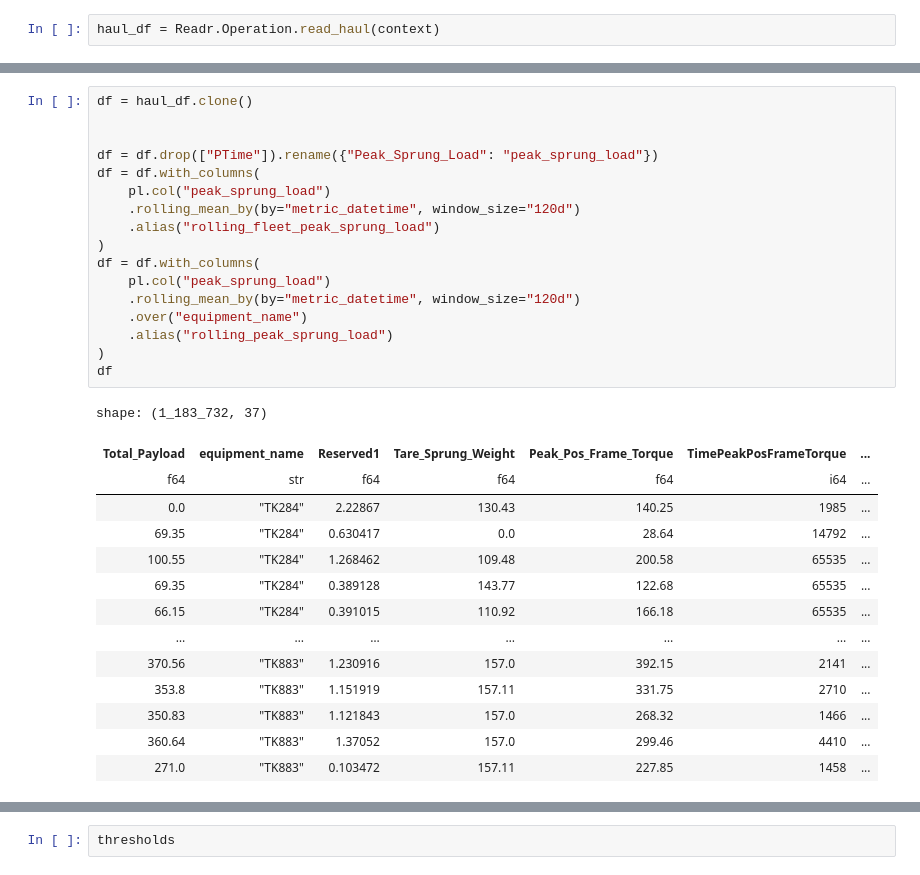
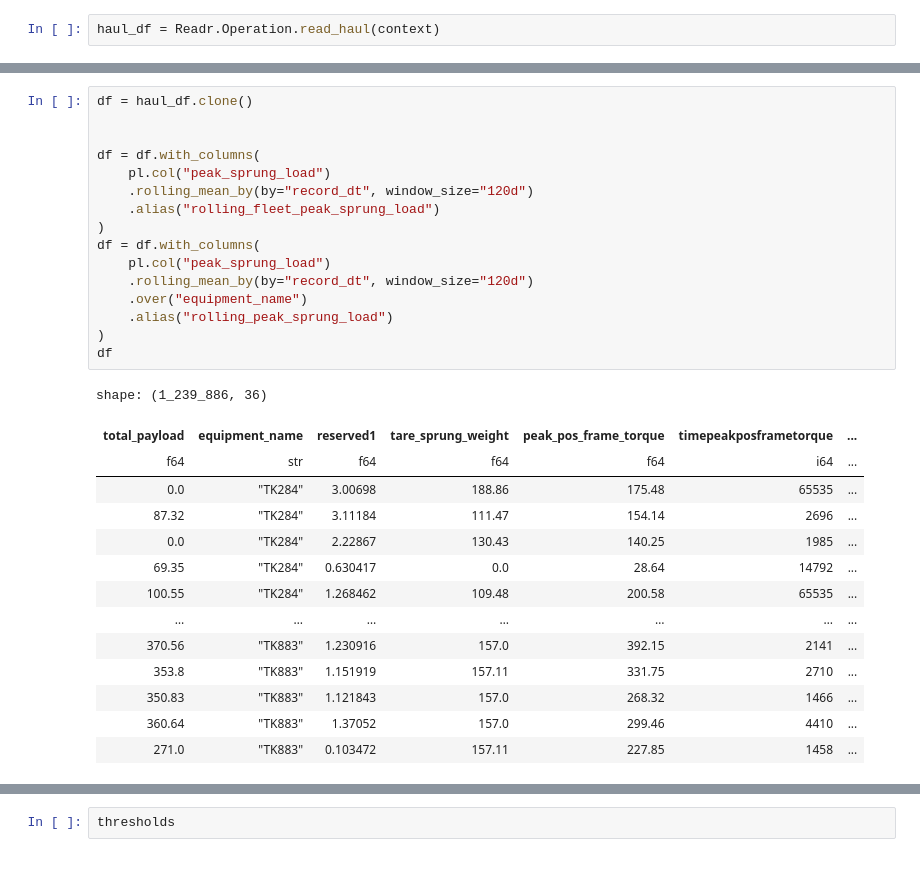
Before and after one commit to cecilvega/kbook, a Jupyter notebook: operation/plm.ipynb, the cells around one changed output, grey strips where cells are left out. Drawn from its saved outputs; the diff is of its cells as text.

```diff
--- a/operation/plm.ipynb
+++ b/operation/plm.ipynb
@@ -50,29 +44,28 @@ create_equipment_completeness_plot(haul_df.to_pandas())
 # %%
 df = haul_df.clone()
 
 
-df = df.drop(["PTime"]).rename({"Peak_Sprung_Load": "peak_sprung_load"})
 df = df.with_columns(
     pl.col("peak_sprung_load")
-    .rolling_mean_by(by="metric_datetime", window_size="120d")
+    .rolling_mean_by(by="record_dt", window_size="120d")
     .alias("rolling_fleet_peak_sprung_load")
 )
 df = df.with_columns(
     pl.col("peak_sprung_load")
-    .rolling_mean_by(by="metric_datetime", window_size="120d")
+    .rolling_mean_by(by="record_dt", window_size="120d")
     .over("equipment_name")
     .alias("rolling_peak_sprung_load")
 )
 df
 # %% [output]
-shape: (1_183_732, 37)
+shape: (1_239_886, 36)
-| Total_Payload | equipment_name | Reserved1 | Tare_Sprung_Weight | Peak_Pos_Frame_Torque | TimePeakPosFrameTorque | ... |
+| total_payload | equipment_name | reserved1 | tare_sprung_weight | peak_pos_frame_torque | timepeakposframetorque | ... |
 | f64 | str | f64 | f64 | f64 | i64 | ... |
+| 0.0 | "TK284" | 3.00698 | 188.86 | 175.48 | 65535 | ... |
+| 87.32 | "TK284" | 3.11184 | 111.47 | 154.14 | 2696 | ... |
 | 0.0 | "TK284" | 2.22867 | 130.43 | 140.25 | 1985 | ... |
 | 69.35 | "TK284" | 0.630417 | 0.0 | 28.64 | 14792 | ... |
 | 100.55 | "TK284" | 1.268462 | 109.48 | 200.58 | 65535 | ... |
-| 69.35 | "TK284" | 0.389128 | 143.77 | 122.68 | 65535 | ... |
-| 66.15 | "TK284" | 0.391015 | 110.92 | 166.18 | 65535 | ... |
 | … | … | … | … | … | … | ... |
 | 370.56 | "TK883" | 1.230916 | 157.0 | 392.15 | 2141 | ... |
 | 353.8 | "TK883" | 1.151919 | 157.11 | 331.75 | 2710 | ... |
```
Also changed, not shown: parts of 3 cells of this notebook, 3 other files.
